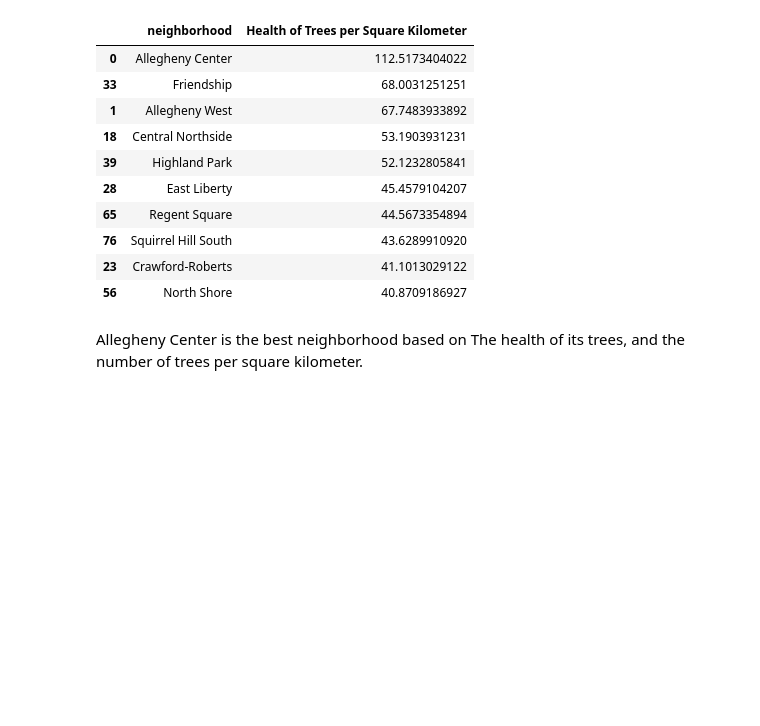
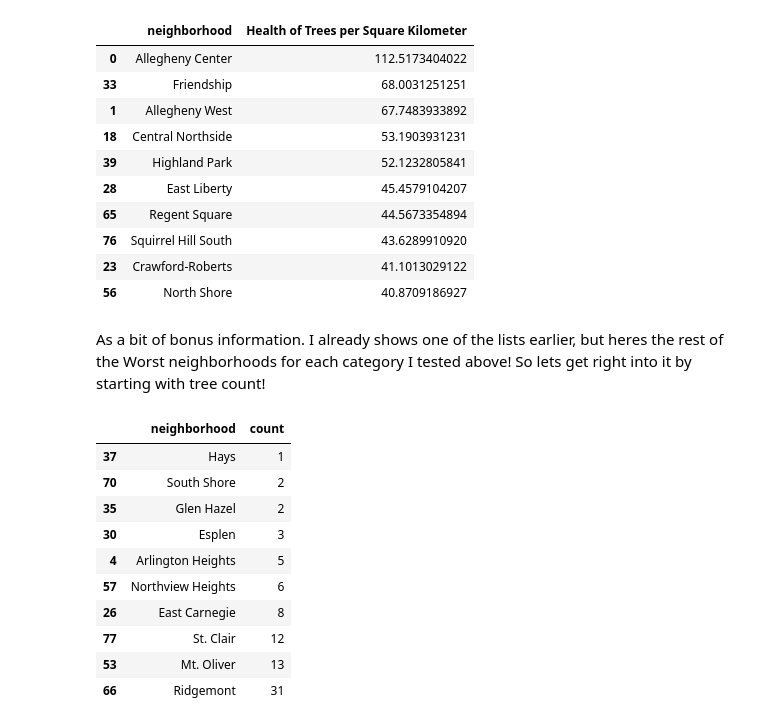
Before and after one commit to AndyDobrowolski/0010FinalProject, a Jupyter notebook: Anderis.ipynb, the cells around one changed output. Saved outputs shown, nothing was run; the diff lists cells and outputs as text; code cells hidden in the pictures; blank space fills up the shorter version.

```diff
--- a/Anderis.ipynb
+++ b/Anderis.ipynb
@@ -182,5 +257,19 @@ merged5[['neighborhood','Health of Trees per Square Kilometer']].sort_values(by=
 | 76 | Squirrel Hill South | 43.6289910920 |
 | 23 | Crawford-Roberts | 41.1013029122 |
 | 56 | North Shore | 40.8709186927 |
-# %% [markdown]
-Allegheny Center is the best neighborhood based on The health of its trees, and the number of trees per square kilometer.
+# %% [markdown]
+As a bit of bonus information. I already shows one of the lists earlier, but heres the rest of the Worst neighborhoods for each category I tested above! So lets get right into it by starting with tree count!
+# %%
+merged[['neighborhood','count']].sort_values(by='count', ascending=True).head(10)
+# %% [output]
+|  | neighborhood | count |
+| 37 | Hays | 1 |
+| 70 | South Shore | 2 |
+| 35 | Glen Hazel | 2 |
+| 30 | Esplen | 3 |
+| 4 | Arlington Heights | 5 |
+| 57 | Northview Heights | 6 |
+| 26 | East Carnegie | 8 |
+| 77 | St. Clair | 12 |
+| 53 | Mt. Oliver | 13 |
+| 66 | Ridgemont | 31 |
```
Also changed, not shown: parts of 21 cells of this notebook.
